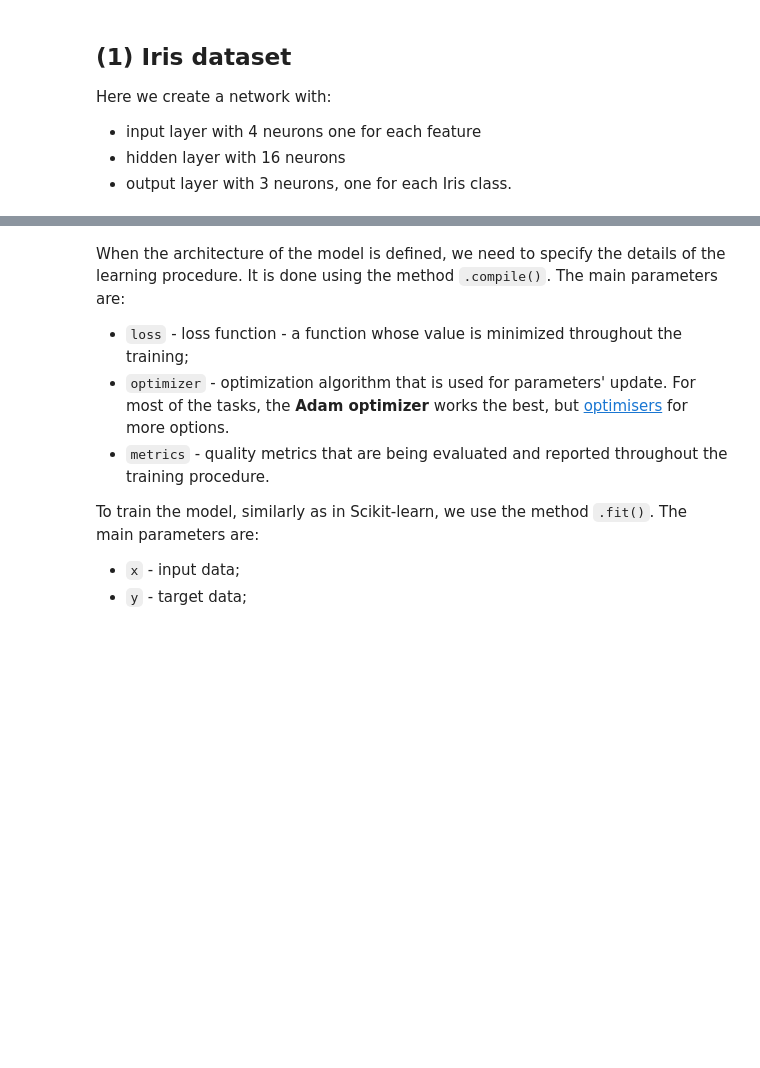
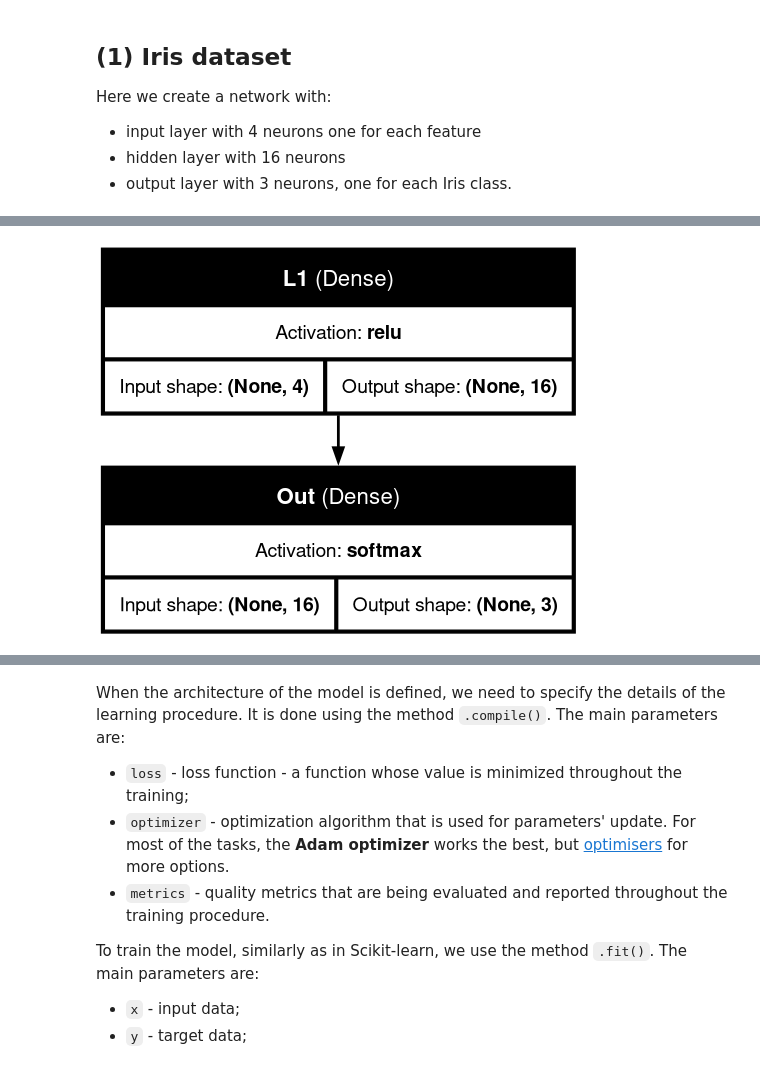
Before and after one commit to LUMC/EfDS, a Jupyter notebook: 13_ml/keras.ipynb, the cells around one changed output, grey strips where cells are left out. Cells and saved outputs as stored; diff of their text form; code cells hidden in the pictures; blank space fills up the shorter version.

```diff
--- a/13_ml/keras.ipynb
+++ b/13_ml/keras.ipynb
@@ -74,0 +63,12 @@ history = model.fit(x_train, y_train_oh,validation_data=(x_test,y_test_oh), epoc
+# %%
+import keras
+
+model = keras.Sequential(
+    [
+        keras.layers.Input(shape=(4,), name="In"),
+        keras.layers.Dense(16, activation='relu', name="L1"),
+        keras.layers.Dense(3, activation='softmax', name="Out")
+    ]
+)
+
+model.summary()
@@ -74,0 +87,4 @@ history = model.fit(x_train, y_train_oh,validation_data=(x_test,y_test_oh), epoc
+# %%
+keras.utils.plot_model(model, show_shapes=True,show_layer_names=True,dpi=100,show_layer_activations=True)
+# %% [output]
+[figure, added]
```
Also changed, not shown: parts of 30 cells of this notebook, 1 other file.
